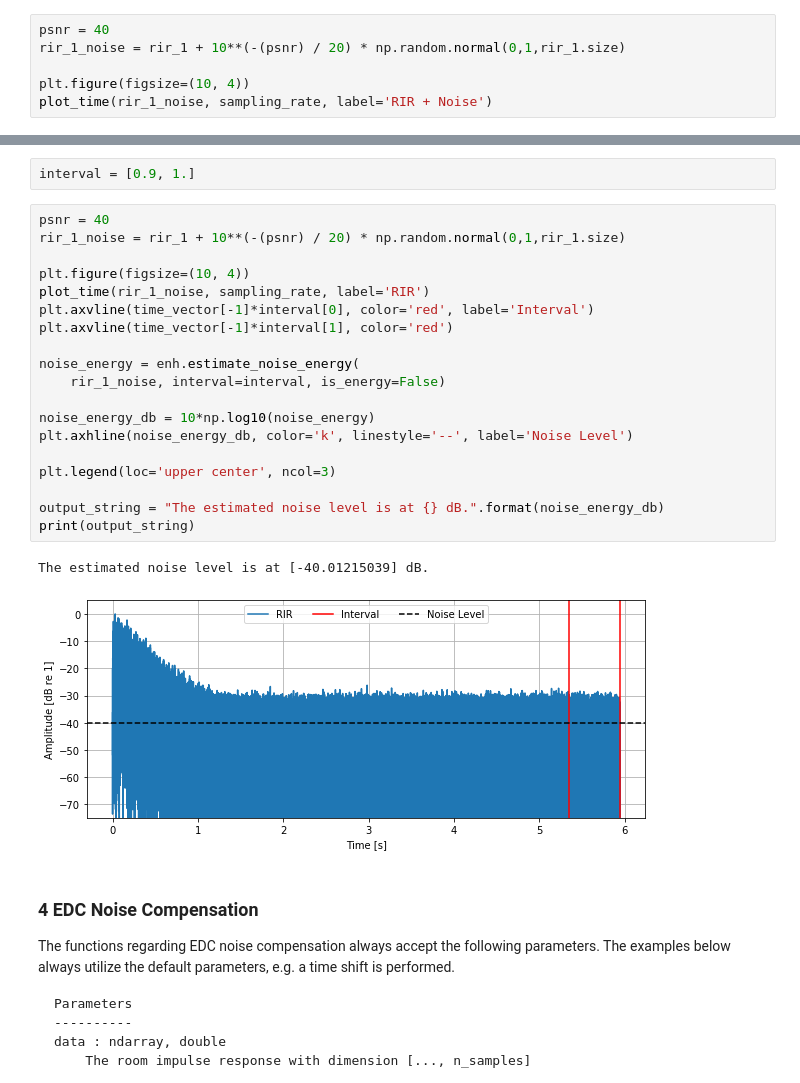
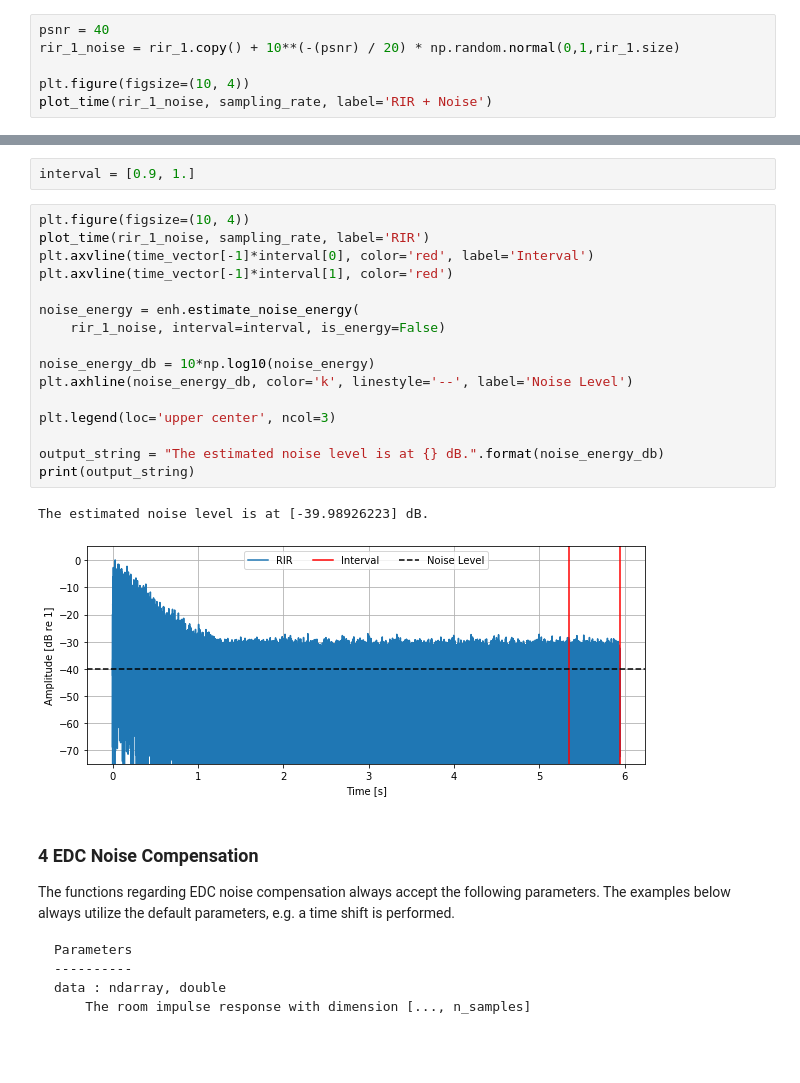
Before and after one commit to pyfar/pyrato, a Jupyter notebook: getting_started.ipynb, the cells around one changed output, grey strips where cells are left out. Cells and saved outputs as stored; diff of their text form; blank space fills up the shorter version.

```diff
--- a/getting_started.ipynb
+++ b/getting_started.ipynb
@@ -59,7 +60,7 @@ plot_time(rir_1, sampling_rate, label='RIR')
 In order to demonstrate the provided energy decay curve noise handling methods, it is necessary to introduce some Gaussian noise on the channel.
 # %%
 psnr = 40
-rir_1_noise = rir_1 + 10**(-(psnr) / 20) * np.random.normal(0,1,rir_1.size)
+rir_1_noise = rir_1.copy() + 10**(-(psnr) / 20) * np.random.normal(0,1,rir_1.size)
 
 plt.figure(figsize=(10, 4))
 plot_time(rir_1_noise, sampling_rate, label='RIR + Noise')
@@ -76,27 +77,24 @@ The interval can be chosen as percentages of the RIR. The estimation interval `i
 # %%
 interval = [0.9, 1.]
 # %%
-psnr = 40
-rir_1_noise = rir_1 + 10**(-(psnr) / 20) * np.random.normal(0,1,rir_1.size)
-
 plt.figure(figsize=(10, 4))
 plot_time(rir_1_noise, sampling_rate, label='RIR')
 plt.axvline(time_vector[-1]*interval[0], color='red', label='Interval')
 plt.axvline(time_vector[-1]*interval[1], color='red')
 
 noise_energy = enh.estimate_noise_energy(
     rir_1_noise, interval=interval, is_energy=False)
 
 noise_energy_db = 10*np.log10(noise_energy)
 plt.axhline(noise_energy_db, color='k', linestyle='--', label='Noise Level')
 
 plt.legend(loc='upper center', ncol=3)
 
 output_string = "The estimated noise level is at {} dB.".format(noise_energy_db)
 print(output_string)
 # %% [output]
-The estimated noise level is at [-40.01215039] dB.
+The estimated noise level is at [-39.98926223] dB.
-[figure, old version]
+[figure, new version]
 # %% [markdown]
 ### 4 EDC Noise Compensation
 
```
Also changed, not shown: parts of 11 cells of this notebook, 2 other files.
